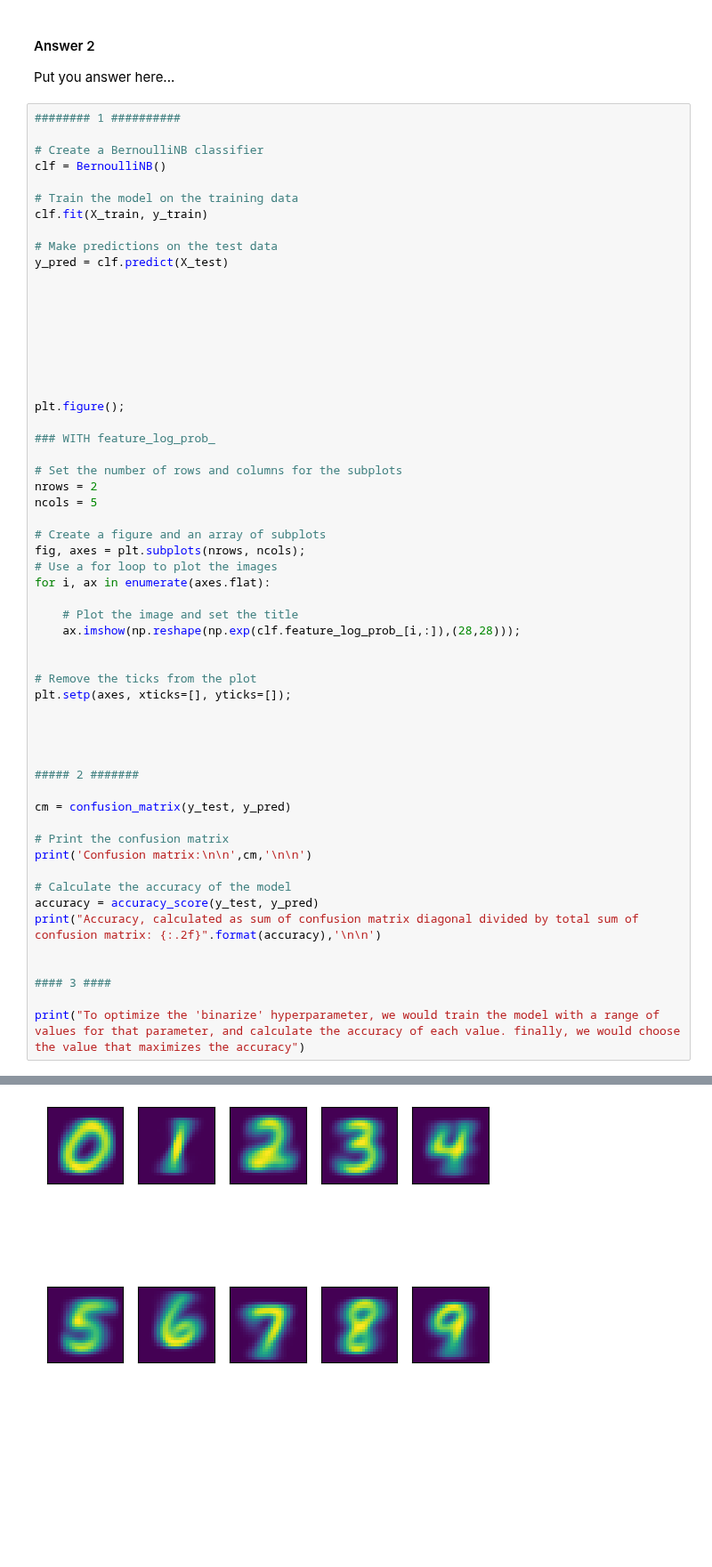
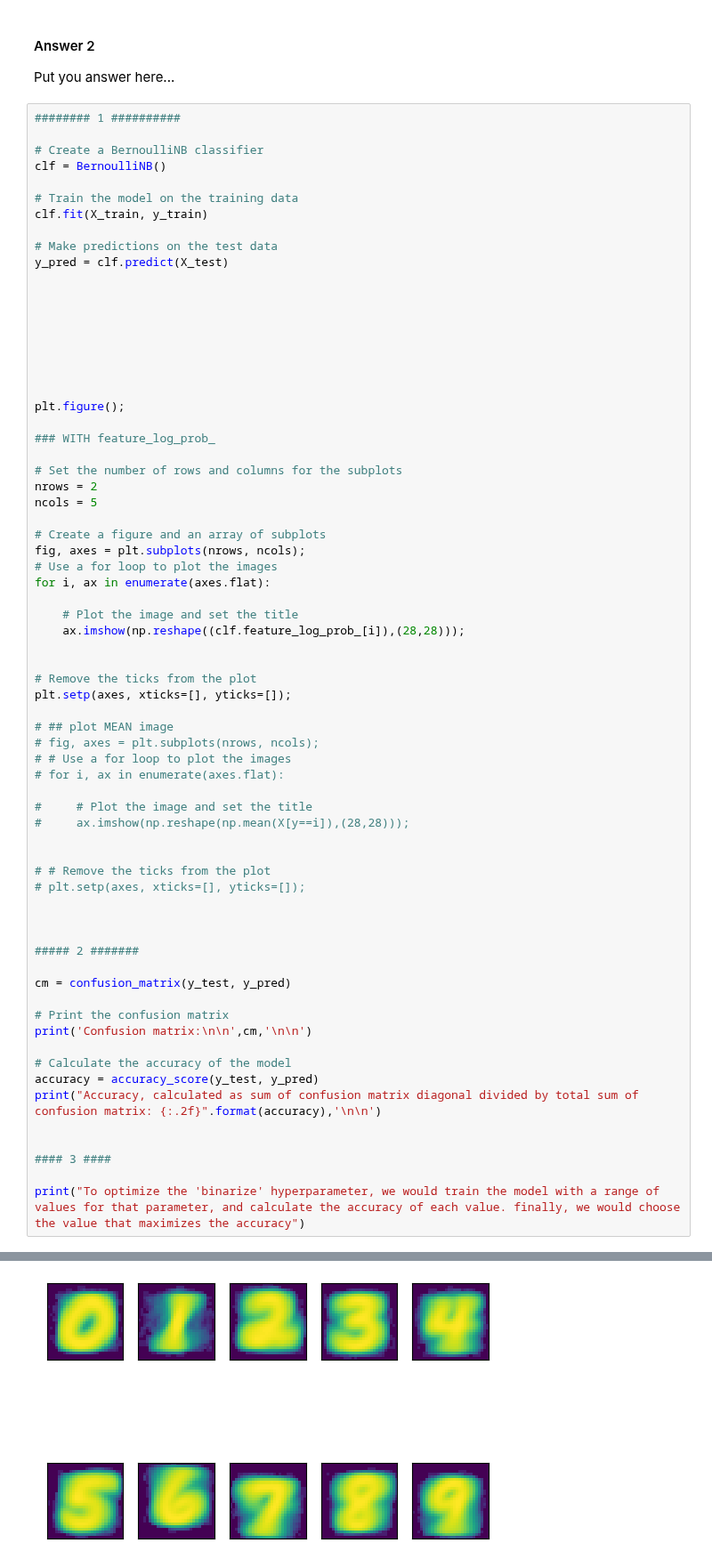
Before and after one commit to tryko/y_data_Itay_asaf_, a Jupyter notebook: Supervised_Learning/week_4/NB_exercise_Asaf.ipynb, the cells around one changed output, grey strips where cells are left out. Shown at 89% size. Cells and saved outputs as stored; diff of their text form; blank space fills up the shorter version.

```diff
--- a/Supervised_Learning/week_4/NB_exercise_Asaf.ipynb
+++ b/Supervised_Learning/week_4/NB_exercise_Asaf.ipynb
@@ -140,12 +142,23 @@ fig, axes = plt.subplots(nrows, ncols);
 for i, ax in enumerate(axes.flat):
 
     # Plot the image and set the title
-    ax.imshow(np.reshape(np.exp(clf.feature_log_prob_[i,:]),(28,28)));
+    ax.imshow(np.reshape((clf.feature_log_prob_[i]),(28,28)));
 
 
 # Remove the ticks from the plot
 plt.setp(axes, xticks=[], yticks=[]);
 
+# ## plot MEAN image
+# fig, axes = plt.subplots(nrows, ncols);
+# # Use a for loop to plot the images
+# for i, ax in enumerate(axes.flat):
+
+#     # Plot the image and set the title
+#     ax.imshow(np.reshape(np.mean(X[y==i]),(28,28)));
+
+
+# # Remove the ticks from the plot
+# plt.setp(axes, xticks=[], yticks=[]);
 
 
 
@@ -157,34 +170,34 @@ cm = confusion_matrix(y_test, y_pred)
 print('Confusion matrix:\n\n',cm,'\n\n')
 
 # Calculate the accuracy of the model
 accuracy = accuracy_score(y_test, y_pred)
 print("Accuracy, calculated as sum of confusion matrix diagonal divided by total sum of confusion matrix: {:.2f}".format(accuracy),'\n\n')
 
 
 #### 3 ####
 
 print("To optimize the 'binarize' hyperparameter, we would train the model with a range of values for that parameter, and calculate the accuracy of each value. finally, we would choose the value that maximizes the accuracy")
 # %% [output]
 Confusion matrix:
 
  [[ 881    0    6   12    1   39   21    1   20    2]
  [   0 1110    6    6    0   12    3    0   12    3]
  [  13   16  805   26   17    6   41    5   36    2]
  [   5   30   49  830    2   23    8   14   45   28]
  [   2    7    6    0  724    6   16    5   18  122]
  [  20   17    7  139   24  680   20    3   13   14]
  [  12   33   21    1   13   25  855    0    1    0]
  [   5   22    8    2   27    3    0  890   19   79]
  [  16   39   19   80   10   33    5    5  720   42]
  [   6   21    4    9   77    4    0   33   29  853]]
 
 
 Accuracy, calculated as sum of confusion matrix diagonal divided by total sum of confusion matrix: 0.83
 
 
 To optimize the 'binarize' hyperparameter, we would train the model with a range of values for that parameter, and calculate the accuracy of each value. finally, we would choose the value that maximiz ...
 <Figure size 640x480 with 0 Axes>
-[figure, old version]
+[figure, new version]
 # %% [markdown]
 ## 2. Classifing Text Documents using Multinomial Naive Bayes
 In this exercise you will classify the "20 newsgroups" data set using your own naive bayes classifier and compare to the scikit learn built in version.
```
Also changed, not shown: parts of 10 cells of this notebook, 1 other file.
